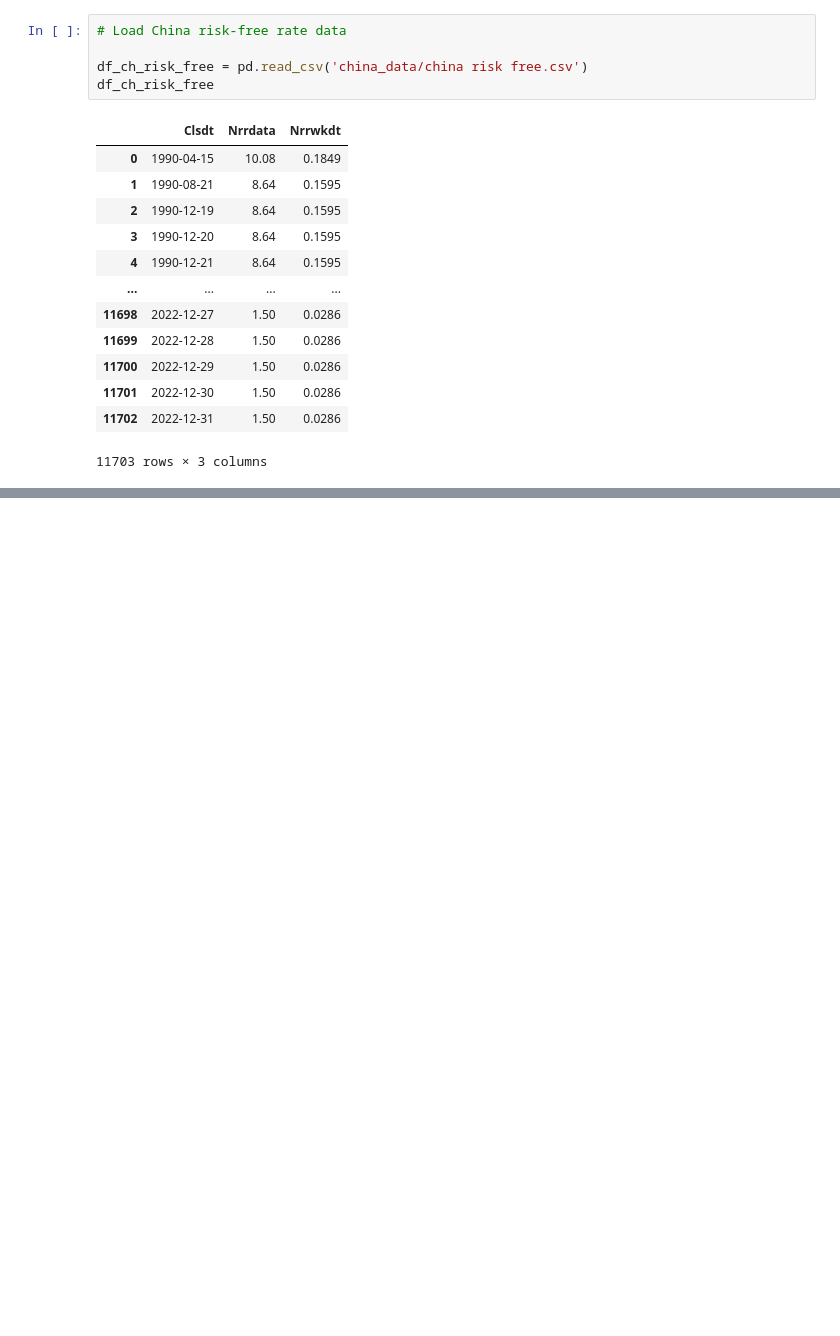
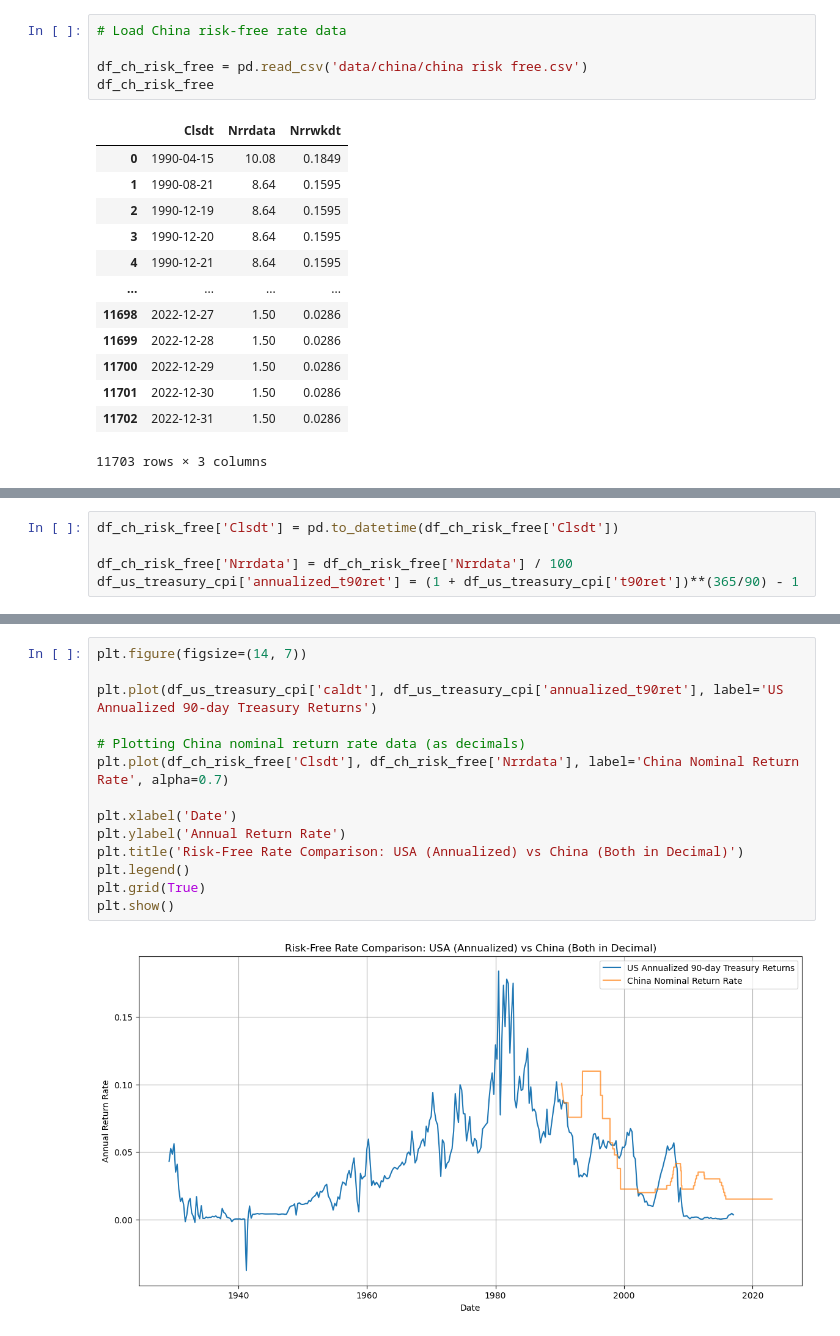
Before and after one commit to rishabh-mandayam/metric_building, a Jupyter notebook: initial_notebook.ipynb, the cells around one changed output, grey strips where cells are left out. Drawn from its saved outputs; the diff is of its cells as text; blank space fills up the shorter version.

```diff
--- a/initial_notebook.ipynb
+++ b/initial_notebook.ipynb
@@ -27,7 +27,7 @@ df_us_treasury_cpi
 # %%
 # Load China risk-free rate data
 
-df_ch_risk_free = pd.read_csv('china_data/china risk free.csv')
+df_ch_risk_free = pd.read_csv('data/china/china risk free.csv')
 df_ch_risk_free
 # %% [output]
 |  | Clsdt | Nrrdata | Nrrwkdt |
@@ -45,0 +59,5 @@ df_ch_risk_free
+# %%
+df_ch_risk_free['Clsdt'] = pd.to_datetime(df_ch_risk_free['Clsdt'])
+
+df_ch_risk_free['Nrrdata'] = df_ch_risk_free['Nrrdata'] / 100
+df_us_treasury_cpi['annualized_t90ret'] = (1 + df_us_treasury_cpi['t90ret'])**(365/90) - 1
@@ -45,0 +73,16 @@ df_ch_risk_free
+# %%
+plt.figure(figsize=(14, 7))
+
+plt.plot(df_us_treasury_cpi['caldt'], df_us_treasury_cpi['annualized_t90ret'], label='US Annualized 90-day Treasury Returns')
+
+# Plotting China nominal return rate data (as decimals)
+plt.plot(df_ch_risk_free['Clsdt'], df_ch_risk_free['Nrrdata'], label='China Nominal Return Rate', alpha=0.7)
+
+plt.xlabel('Date')
+plt.ylabel('Annual Return Rate')
+plt.title('Risk-Free Rate Comparison: USA (Annualized) vs China (Both in Decimal)')
+plt.legend()
+plt.grid(True)
+plt.show()
+# %% [output]
+[figure, added]
```
Also changed, not shown: parts of 5 cells of this notebook.
